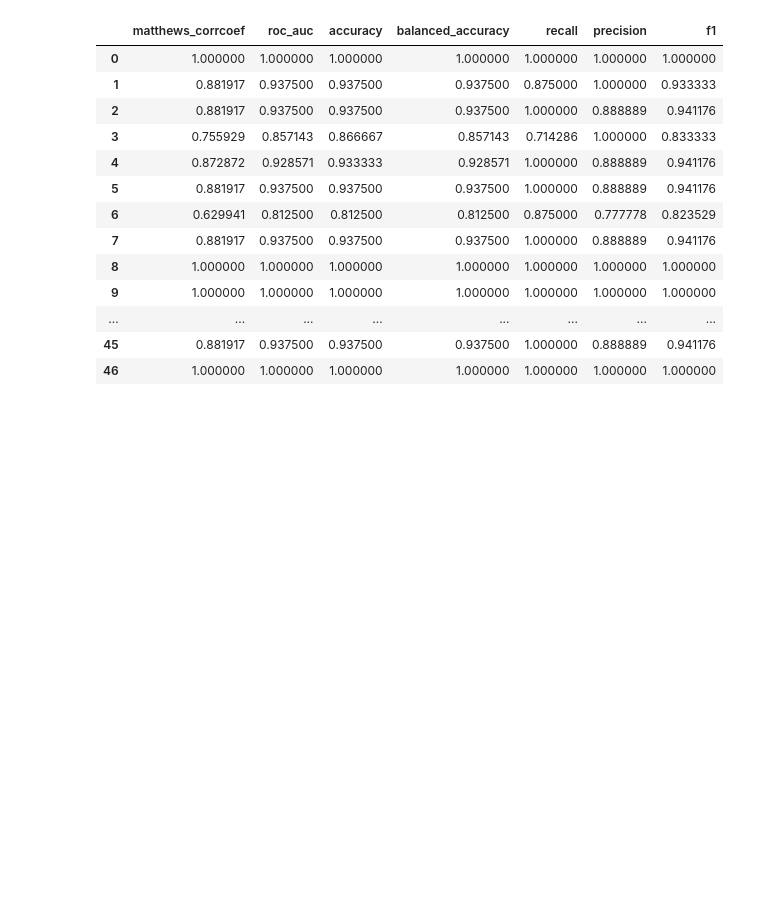
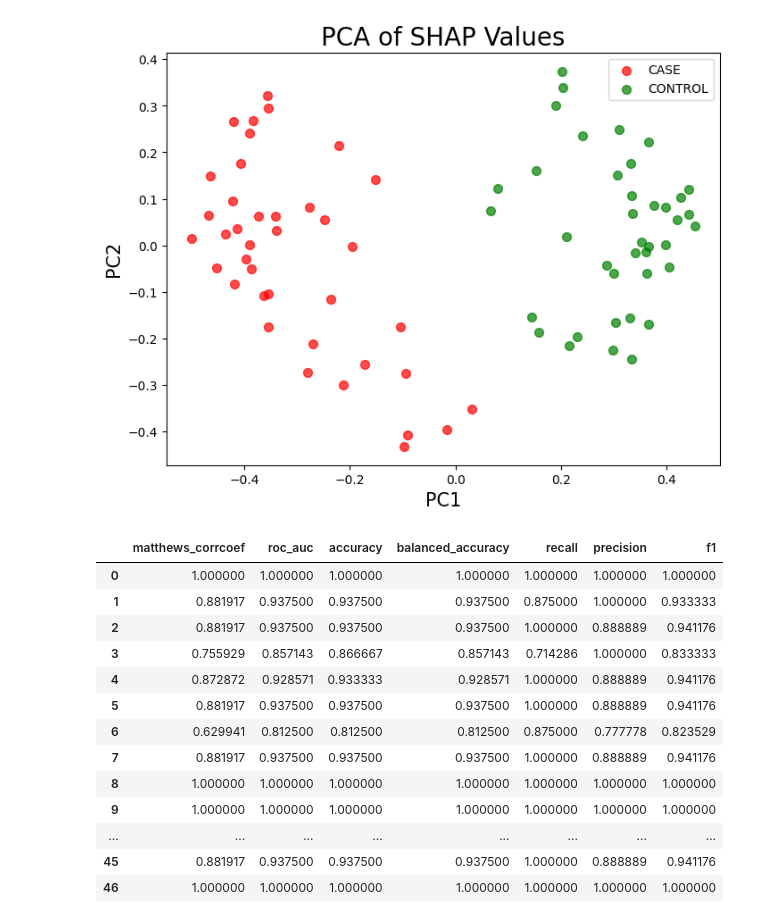
Before and after one commit to costasmexis/AI4META, a Jupyter notebook: test_pipeline.ipynb, the cells around one changed output. Saved outputs shown, nothing was run; the diff lists cells and outputs as text; code cells hidden in the pictures; blank space fills up the shorter version.

```diff
--- a/test_pipeline.ipynb
+++ b/test_pipeline.ipynb
@@ -31,3 +85,7 @@ Data inserted into the SQLite database successfully.
+# %%
+explainer.plot_shap_pca()
+# %% [output]
+[figure, added]
 # %%
 
 # for class_blnc in ['auto','smote_enn','smot---','tomek','borderline_smote']:
```
Also changed, not shown: parts of 5 cells of this notebook, 1 other file.
